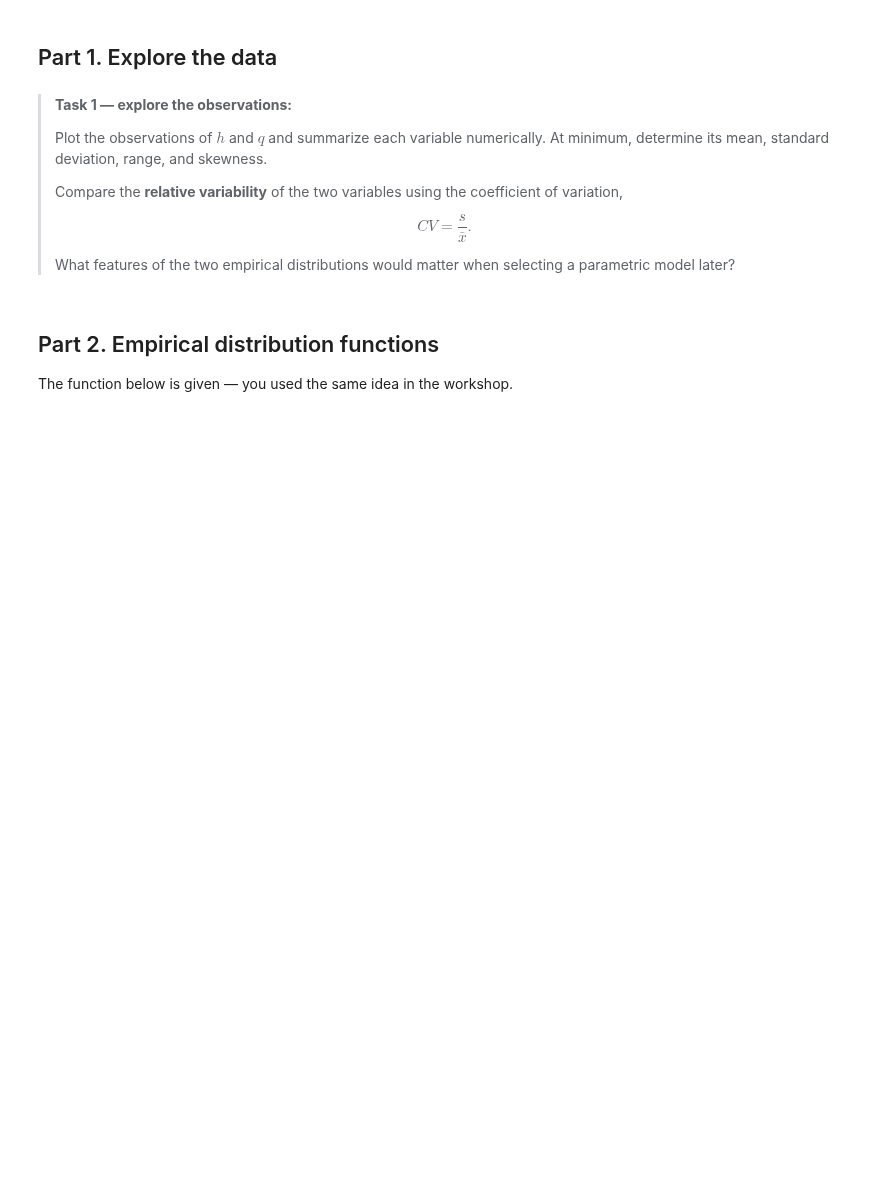
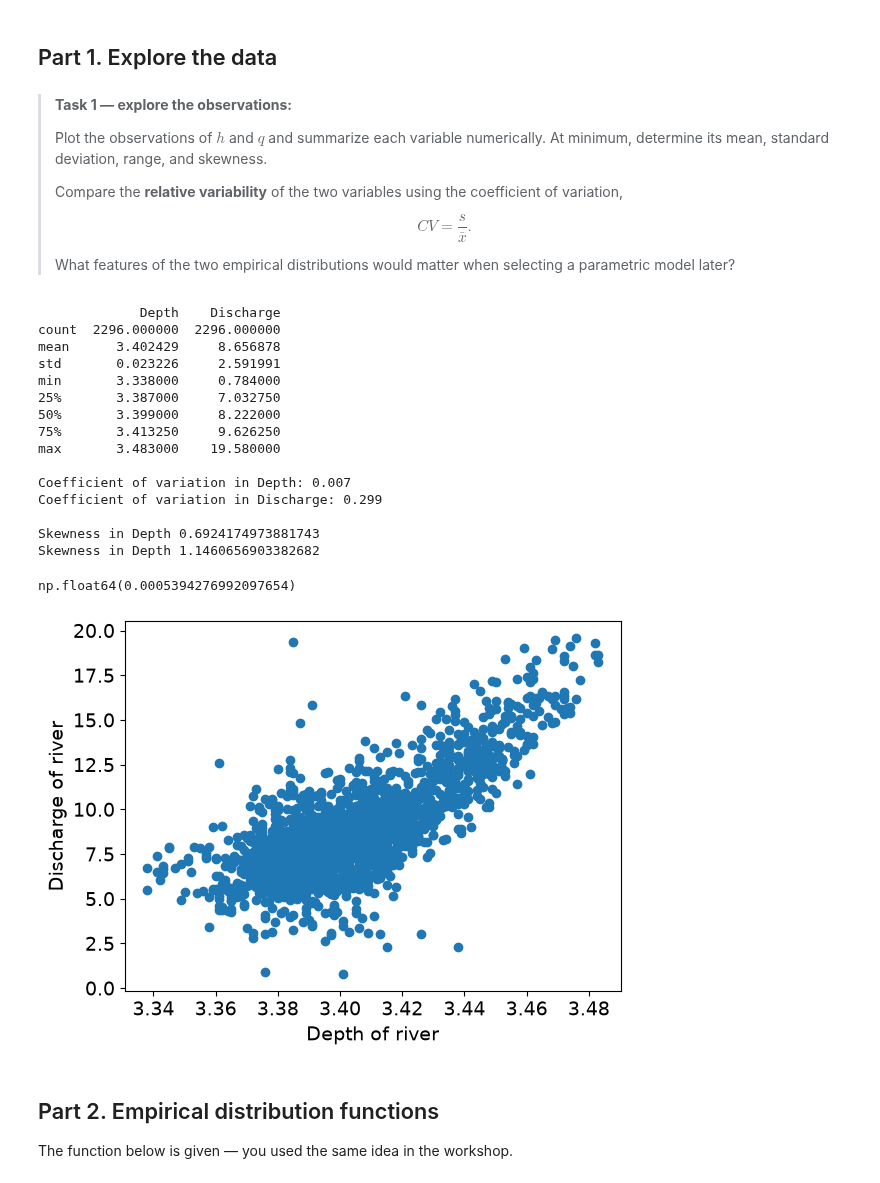
Before and after one commit to prajwalabc/GA1.4, a Jupyter notebook: GA_1.4.ipynb, the cells around one changed output. Drawn from its saved outputs; the diff is of its cells as text; code cells hidden in the pictures; blank space fills up the shorter version.

```diff
--- a/GA_1.4.ipynb
+++ b/GA_1.4.ipynb
@@ -68,7 +68,41 @@ h, q = np.genfromtxt('dataset_thames.csv', delimiter=',', unpack=True, skip_head
 >What features of the two empirical distributions would matter when selecting a parametric model later?
 >
 # %%
-### YOUR CODE HERE
+plt.scatter(h,q)
+plt.xlabel('Depth of river')
+plt.ylabel('Discharge of river')
+
+df=pd.DataFrame({'Depth':h,'Discharge':q})
+stats=df.describe()
+print(stats)
+print()
+print('Coefficient of variation in Depth:',round(stats.loc['std','Depth']/stats.loc['mean','Depth'],3))
+print('Coefficient of variation in Discharge:',round(stats.loc['std','Discharge']/stats.loc['mean','Discharge'],3))
+
+print()
+
+print('Skewness in Depth',df['Depth'].skew())
+print('Skewness in Depth',df['Discharge'].skew())
+
+stats.loc['std','Depth']**2
+# %% [output]
+             Depth    Discharge
+count  2296.000000  2296.000000
+mean      3.402429     8.656878
+std       0.023226     2.591991
+min       3.338000     0.784000
+25%       3.387000     7.032750
+50%       3.399000     8.222000
+75%       3.413250     9.626250
+max       3.483000    19.580000
+
+Coefficient of variation in Depth: 0.007
+Coefficient of variation in Discharge: 0.299
+
+Skewness in Depth 0.6924174973881743
+Skewness in Depth 1.1460656903382682
+np.float64(0.0005394276992097654)
+[figure, added]
 # %% [markdown]
 ## Part 2. Empirical distribution functions
 
```
Also changed, not shown: parts of 13 cells of this notebook.
